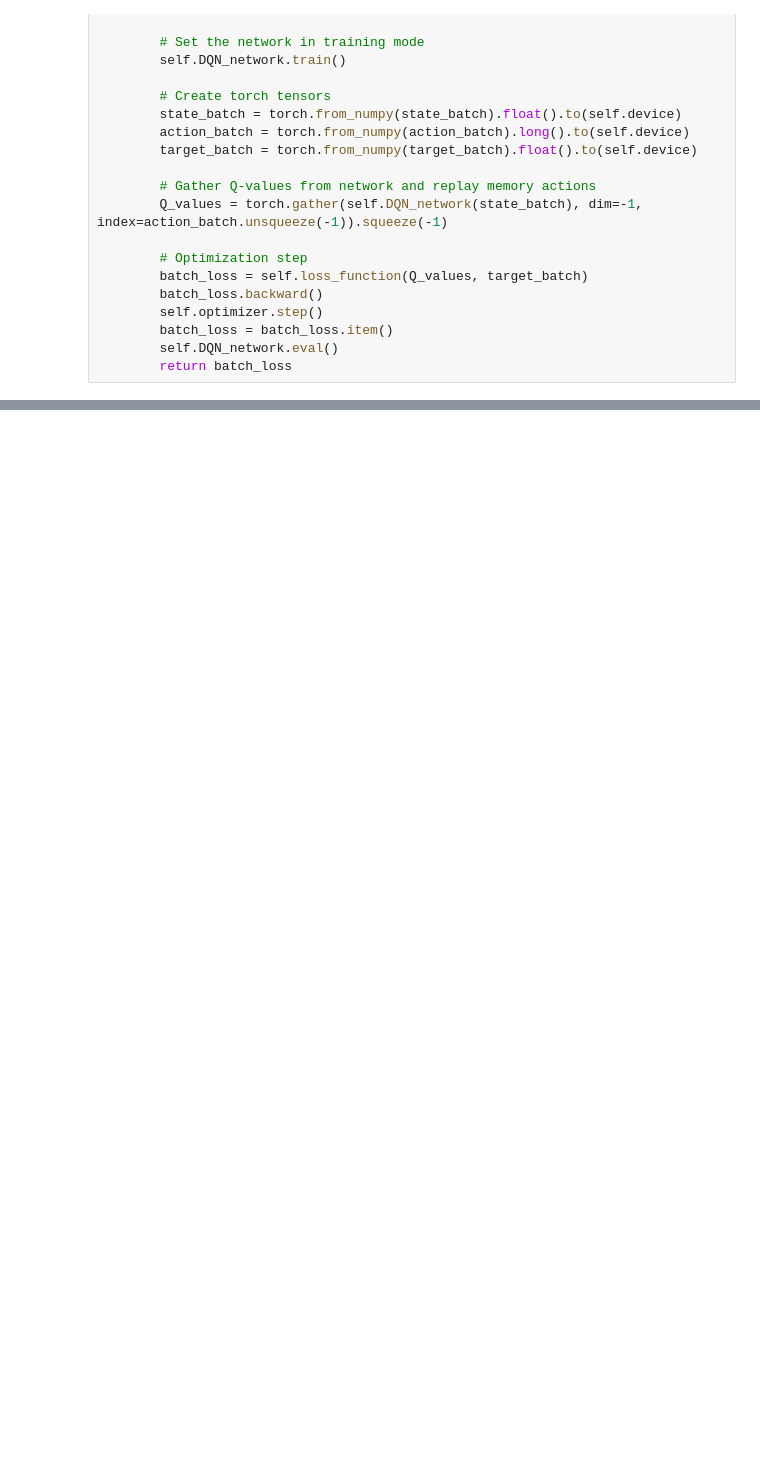
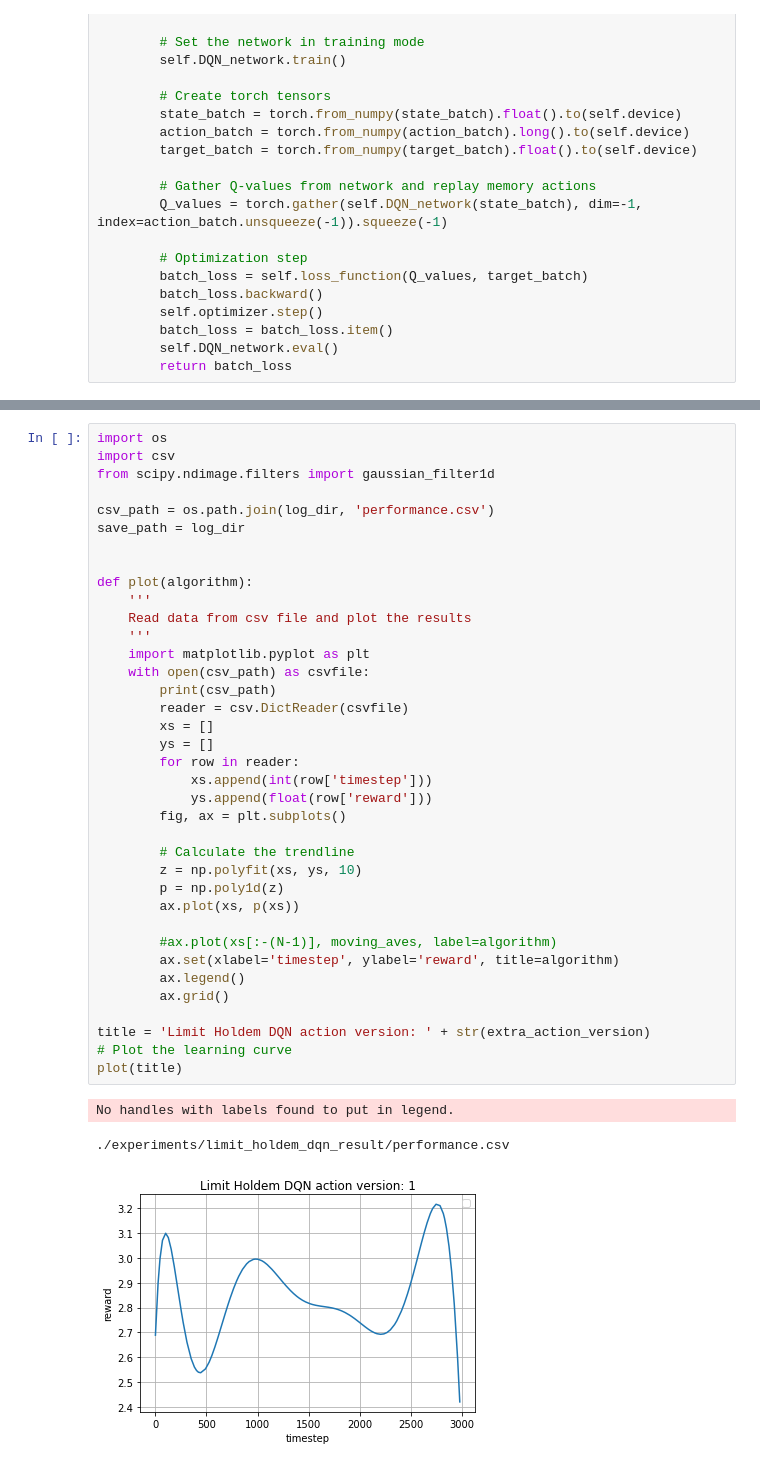
Before and after one commit to MoniFarsang/poker-bot, a Jupyter notebook: poker-bot-dqn-limit-notebook.ipynb, the cells around one changed output, grey strips where cells are left out. Cells and saved outputs as stored; diff of their text form; blank space fills up the shorter version.

```diff
--- a/poker-bot-dqn-limit-notebook.ipynb
+++ b/poker-bot-dqn-limit-notebook.ipynb
@@ -449,0 +471,41 @@ torch.save(state_dict, os.path.join(save_dir, 'model.pth'))
+# %%
+import os
+import csv
+from scipy.ndimage.filters import gaussian_filter1d
+
+csv_path = os.path.join(log_dir, 'performance.csv')
+save_path = log_dir
+
+
+def plot(algorithm):
+    '''
+    Read data from csv file and plot the results
+    '''
+    import matplotlib.pyplot as plt
+    with open(csv_path) as csvfile:
+        print(csv_path)
+        reader = csv.DictReader(csvfile)
+        xs = []
+        ys = []
+        for row in reader:
+            xs.append(int(row['timestep']))
+            ys.append(float(row['reward']))
+        fig, ax = plt.subplots()
+
+        # Calculate the trendline
+        z = np.polyfit(xs, ys, 10)
+        p = np.poly1d(z)
+        ax.plot(xs, p(xs))
+
+        #ax.plot(xs[:-(N-1)], moving_aves, label=algorithm)
+        ax.set(xlabel='timestep', ylabel='reward', title=algorithm)
+        ax.legend()
+        ax.grid()
+
+title = 'Limit Holdem DQN action version: ' + str(extra_action_version)
+# Plot the learning curve
+plot(title)
+# %% [output]
+No handles with labels found to put in legend.
+./experiments/limit_holdem_dqn_result/performance.csv
+[figure, added]
```
Also changed, not shown: parts of 3 cells of this notebook, 1 other file.
